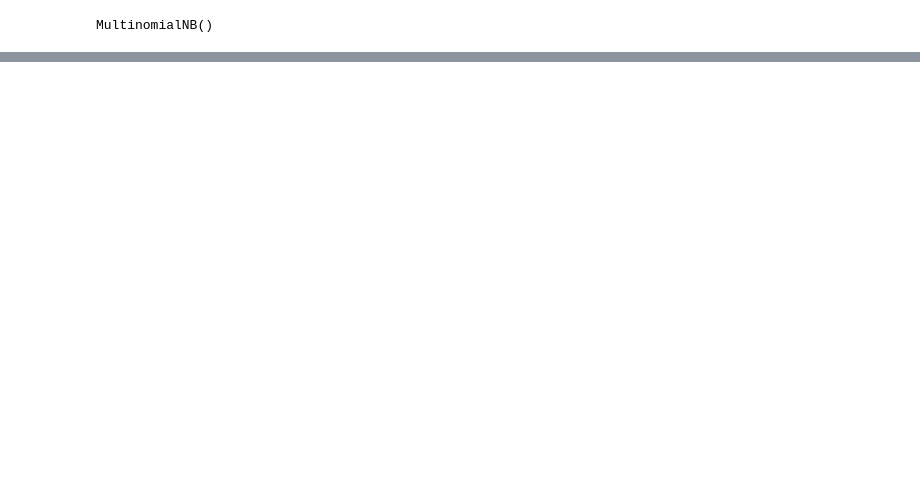
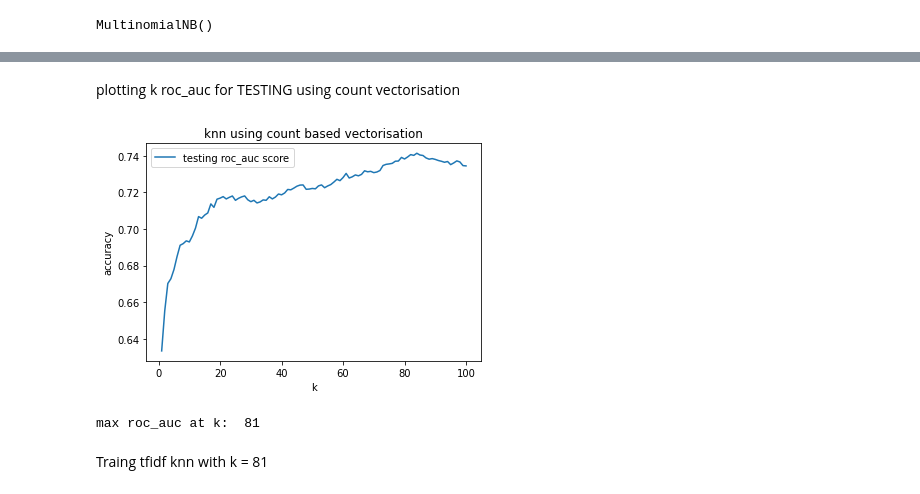
Before and after one commit to samruddhideode/Sanvadita, a Jupyter notebook: sanvadita_task1.ipynb, the cells around one changed output, grey strips where cells are left out. Cells and saved outputs as stored; diff of their text form; code cells hidden in the pictures; blank space fills up the shorter version.

```diff
--- a/sanvadita_task1.ipynb
+++ b/sanvadita_task1.ipynb
@@ -144,0 +152,10 @@ valid auc:  0.7726666666666666
+# %%
+tfidf_auc_train=[]
+tfidf_auc_test=[]
+
+#accuracy scores
+for k in range(1,101):
+  knn_tfidf = KNeighborsClassifier(n_neighbors=k)
+  knn_tfidf.fit(vector_tfidf_training,train_set.label)
+  tfidf_auc_train.append(accuracy_score(train_set.label,knn_tfidf.predict(vector_tfidf_training)))
+  tfidf_auc_test.append(accuracy_score(test_set.label,knn_tfidf.predict(vector_tfidf_testing)))
@@ -144,0 +164,11 @@ valid auc:  0.7726666666666666
+# %%
+# count based vectorisation
+count_roc_auc_train=[]
+count_roc_auc_test=[]
+
+# roc_auc_scores
+for k in range(1,101):
+  knn_count = KNeighborsClassifier(n_neighbors=k)
+  knn_count.fit(vector_count_training,train_set.label)
+  count_roc_auc_train.append(roc_auc_score(train_set.label,knn_count.predict_proba(vector_count_training),multi_class='ovr'))
+  count_roc_auc_test.append(roc_auc_score(test_set.label,knn_count.predict_proba(vector_count_testing),multi_class='ovr'))
@@ -144,0 +217,19 @@ valid auc:  0.7726666666666666
+# %% [markdown]
+plotting k roc_auc for TESTING using count vectorisation
+# %%
+k_range=range(1,101)
+plt.title("knn using count based vectorisation")
+plt.plot(k_range,count_roc_auc_test, label="testing roc_auc score")
+plt.xlabel("k")
+plt.ylabel("accuracy")
+plt.legend()
+plt.show()
+# %% [output]
+[figure, added]
+# %%
+max_roc_auc_k = tfidf_roc_auc_test.index(max(tfidf_roc_auc_test))
+print("max roc_auc at k: ", max_roc_auc_k)
+# %% [output]
+max roc_auc at k:  81
+# %% [markdown]
+Traing tfidf knn with k = 81
```
Also changed, not shown: parts of 23 cells of this notebook.
